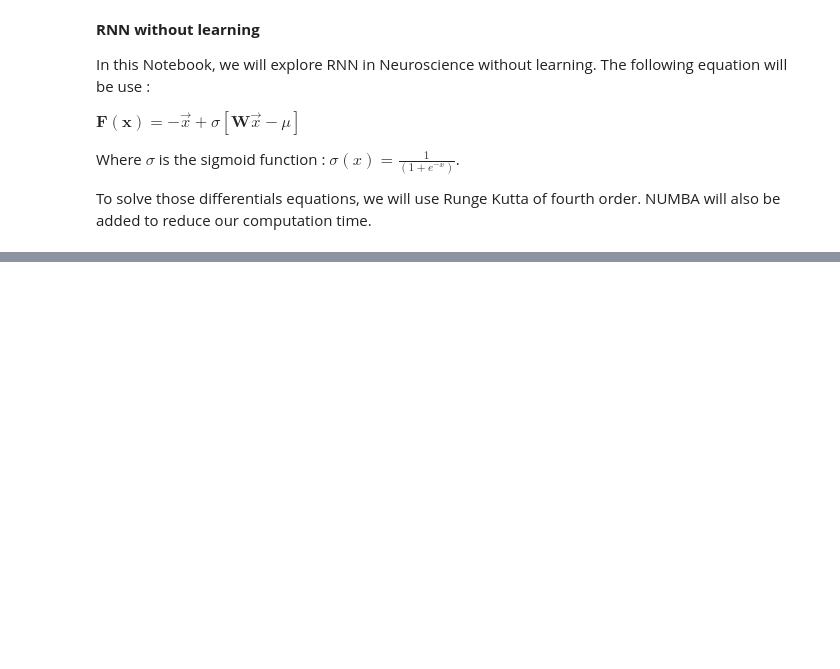
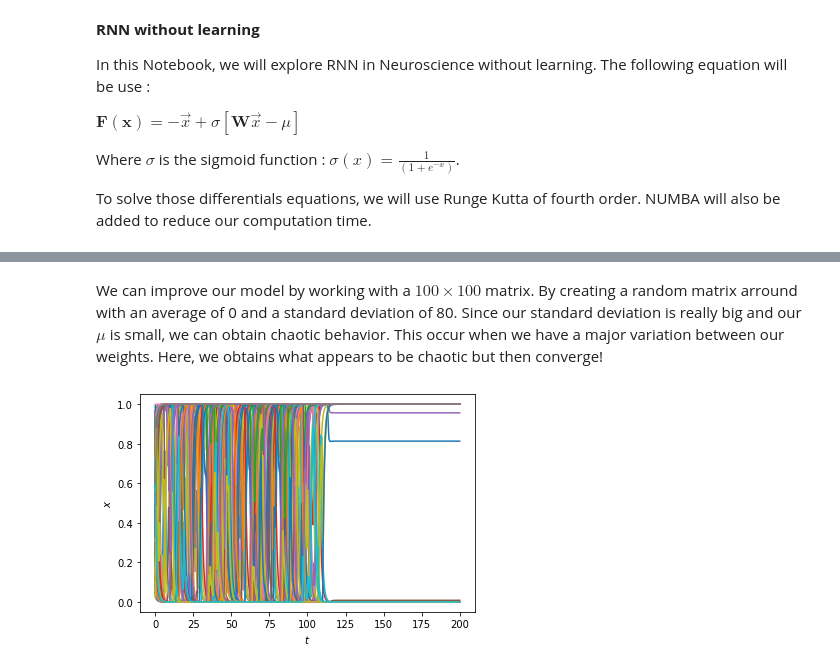
Before and after one commit to DCC-Lab/Computational-neuroscience-RNNs-, a Jupyter notebook: RNN without learning/RNN_WithoutLR.ipynb, the cells around one changed output, grey strips where cells are left out. Cells and saved outputs as stored; diff of their text form; code cells hidden in the pictures; blank space fills up the shorter version.

```diff
--- a/RNN without learning/RNN_WithoutLR.ipynb
+++ b/RNN without learning/RNN_WithoutLR.ipynb
@@ -43,0 +63,16 @@ def RK4(t, IC, dydx, W, sigma=lambda x: ((1+np.exp(-x))**(-1)), mu=0):
+# %% [markdown]
+We can improve our model by working with a $100 \times 100$ matrix. By creating a random matrix arround with an average of 0 and a standard deviation of 80. Since our standard deviation is really big and our $\mu$ is small, we can obtain chaotic behavior. This occur when we have a major variation between our weights. Here, we obtains what appears to be chaotic but then converge!
+# %%
+t = np.linspace(0, 200, 4000)
+n = 100
+IC = np.random.rand(n)
+W = 100 * np.random.randn(n, n)
+
+x = RNN(t=t, IC=IC, W=W, dydx=dydx, mu=1)
+
+plt.plot(t, x)
+plt.xlabel(r"$t$")
+plt.ylabel(r"$x$")
+plt.show()
+# %% [output]
+[figure, added]
```
Also changed, not shown: parts of 21 cells of this notebook.
